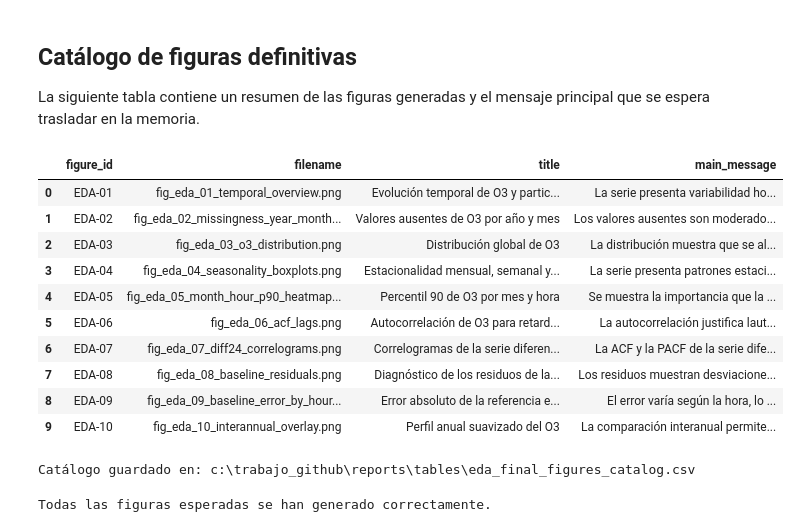
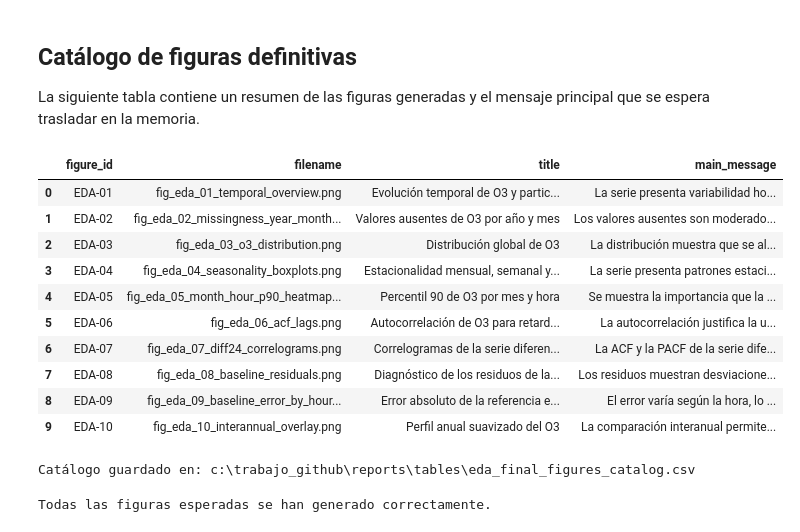
Before and after one commit to hipenation2142/trabajo, a Jupyter notebook: notebooks/01b_eda_final_figures.ipynb, the cells around one changed output. Cells and saved outputs as stored; diff of their text form; code cells hidden in the pictures.

```diff
--- a/notebooks/01b_eda_final_figures.ipynb
+++ b/notebooks/01b_eda_final_figures.ipynb
@@ -1125,7 +1125,7 @@ final_figures_catalog = pd.DataFrame(
             "figure_id": "EDA-04",
             "filename": "fig_eda_04_seasonality_boxplots.png",
             "title": "Estacionalidad mensual, semanal y horaria",
-            "main_message": "La serie presenta patrones estacionales que justifica el uso de variables temporales.",
+            "main_message": "La serie presenta patrones estacionales que justifican el uso de variables temporales.",
         },
         {
             "figure_id": "EDA-05",
@@ -1137,7 +1137,7 @@ final_figures_catalog = pd.DataFrame(
             "figure_id": "EDA-06",
             "filename": "fig_eda_06_acf_lags.png",
             "title": "Autocorrelación de O3 para retardos de hasta 168 horas (7 días)",
-            "main_message": "La autocorrelación justifica lautilización de retardos cortos, diarios y semanales.",
+            "main_message": "La autocorrelación justifica la utilización de retardos cortos, diarios y semanales.",
         },
         {
             "figure_id": "EDA-07",
@@ -1156,34 +1156,35 @@ final_figures_catalog = pd.DataFrame(
         {
             "figure_id": "EDA-09",
             "filename": "fig_eda_09_baseline_error_by_hour.png",
             "title": "Error absoluto de la referencia estacional diaria",
             "main_message": "El error varía según la hora, lo que sugiere heterocedasticidad temporal.",
         },
         {
             "figure_id": "EDA-10",
             "filename": "fig_eda_10_interannual_overlay.png",
             "title": "Perfil anual suavizado del O3",
             "main_message": "La comparación interanual permite estudiar la potencial singularidad del año 2020.",
         },
     ]
 )
 
 display(final_figures_catalog)
 
 final_figures_catalog.to_csv(
     TABLES_DIR / "eda_final_figures_catalog.csv",
     index=False,
+    lineterminator="\n",
 )
 
 print(f"Catálogo guardado en: {TABLES_DIR / 'eda_final_figures_catalog.csv'}")
 # %% [output]
 |  | figure_id | filename | title | main_message |
 | 0 | EDA-01 | fig_eda_01_temporal_overview.png | Evolución temporal de O3 y partic... | La serie presenta variabilidad ho... |
 | 1 | EDA-02 | fig_eda_02_missingness_year_month... | Valores ausentes de O3 por año y mes | Los valores ausentes son moderado... |
 | 2 | EDA-03 | fig_eda_03_o3_distribution.png | Distribución global de O3 | La distribución muestra que se al... |
 | 3 | EDA-04 | fig_eda_04_seasonality_boxplots.png | Estacionalidad mensual, semanal y... | La serie presenta patrones estaci... |
 | 4 | EDA-05 | fig_eda_05_month_hour_p90_heatmap... | Percentil 90 de O3 por mes y hora | Se muestra la importancia que la ... |
-| 5 | EDA-06 | fig_eda_06_acf_lags.png | Autocorrelación de O3 para retard... | La autocorrelación justifica laut... |
+| 5 | EDA-06 | fig_eda_06_acf_lags.png | Autocorrelación de O3 para retard... | La autocorrelación justifica la u... |
 | 6 | EDA-07 | fig_eda_07_diff24_correlograms.png | Correlogramas de la serie diferen... | La ACF y la PACF de la serie dife... |
 | 7 | EDA-08 | fig_eda_08_baseline_residuals.png | Diagnóstico de los residuos de la... | Los residuos muestran desviacione... |
 | 8 | EDA-09 | fig_eda_09_baseline_error_by_hour... | Error absoluto de la referencia e... | El error varía según la hora, lo ... |
```
Also changed, not shown: parts of 1 cell of this notebook, 5 other files.
